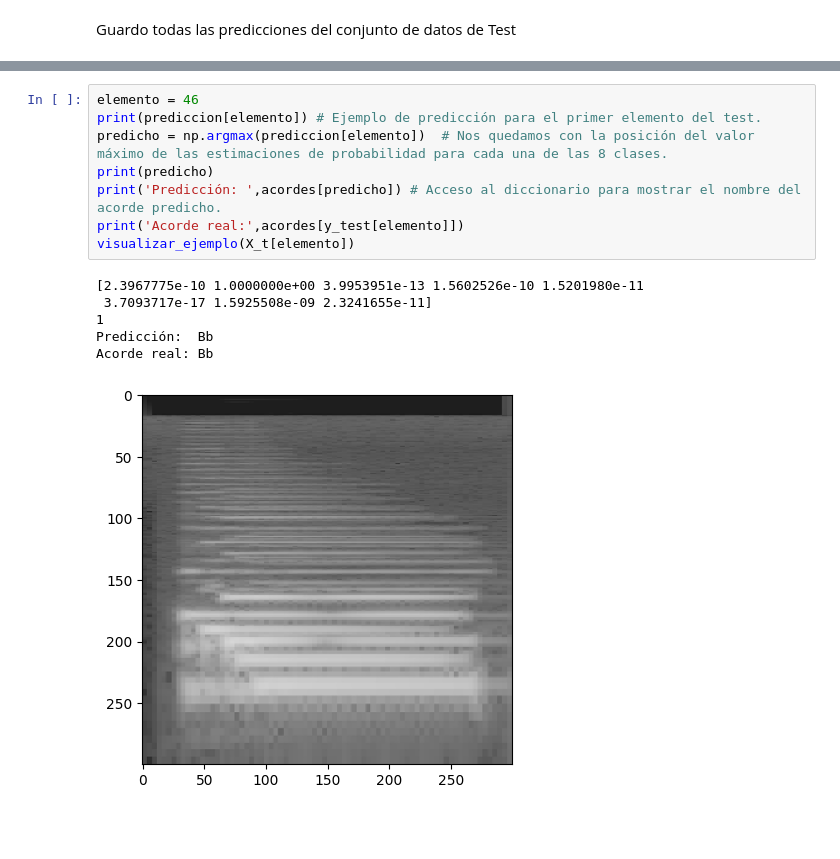
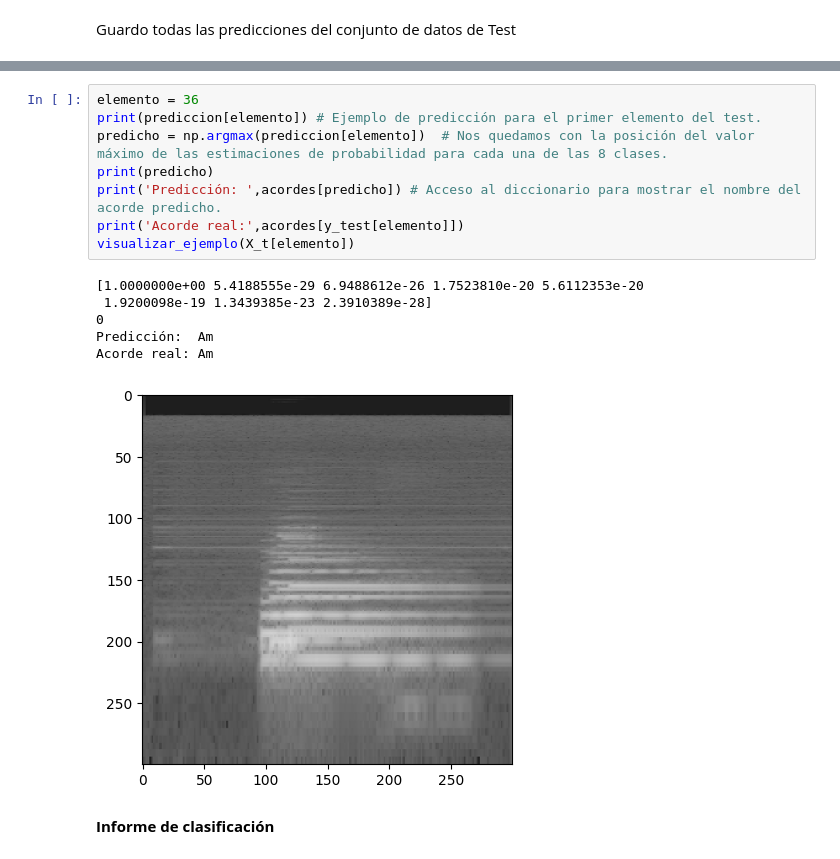
Before and after one commit to roquearmas/IABD_DATA, a Jupyter notebook: Entrenamiento_reconocimiento_acordes.ipynb, the cells around one changed output, grey strips where cells are left out. Saved outputs shown, nothing was run; the diff lists cells and outputs as text; blank space fills up the shorter version.

```diff
--- a/Entrenamiento_reconocimiento_acordes.ipynb
+++ b/Entrenamiento_reconocimiento_acordes.ipynb
@@ -425,15 +406,17 @@ prediccion=model.predict(X_tf)  # Almacenamos todas las predicciones para los da
 # %%
-elemento = 46
+elemento = 36
 print(prediccion[elemento]) # Ejemplo de predicción para el primer elemento del test.
 predicho = np.argmax(prediccion[elemento])  # Nos quedamos con la posición del valor máximo de las estimaciones de probabilidad para cada una de las 8 clases.
 print(predicho)
 print('Predicción: ',acordes[predicho]) # Acceso al diccionario para mostrar el nombre del acorde predicho.
 print('Acorde real:',acordes[y_test[elemento]])
 visualizar_ejemplo(X_t[elemento])
 # %% [output]
-[2.3967775e-10 1.0000000e+00 3.9953951e-13 1.5602526e-10 1.5201980e-11
- 3.7093717e-17 1.5925508e-09 2.3241655e-11]
-1
-Predicción:  Bb
-Acorde real: Bb
+[1.0000000e+00 5.4188555e-29 6.9488612e-26 1.7523810e-20 5.6112353e-20
+ 1.9200098e-19 1.3439385e-23 2.3910389e-28]
+0
+Predicción:  Am
+Acorde real: Am
-[figure, old version]
+[figure, new version]
+# %% [markdown]
+**Informe de clasificación**
```
Also changed, not shown: parts of 16 cells of this notebook.
